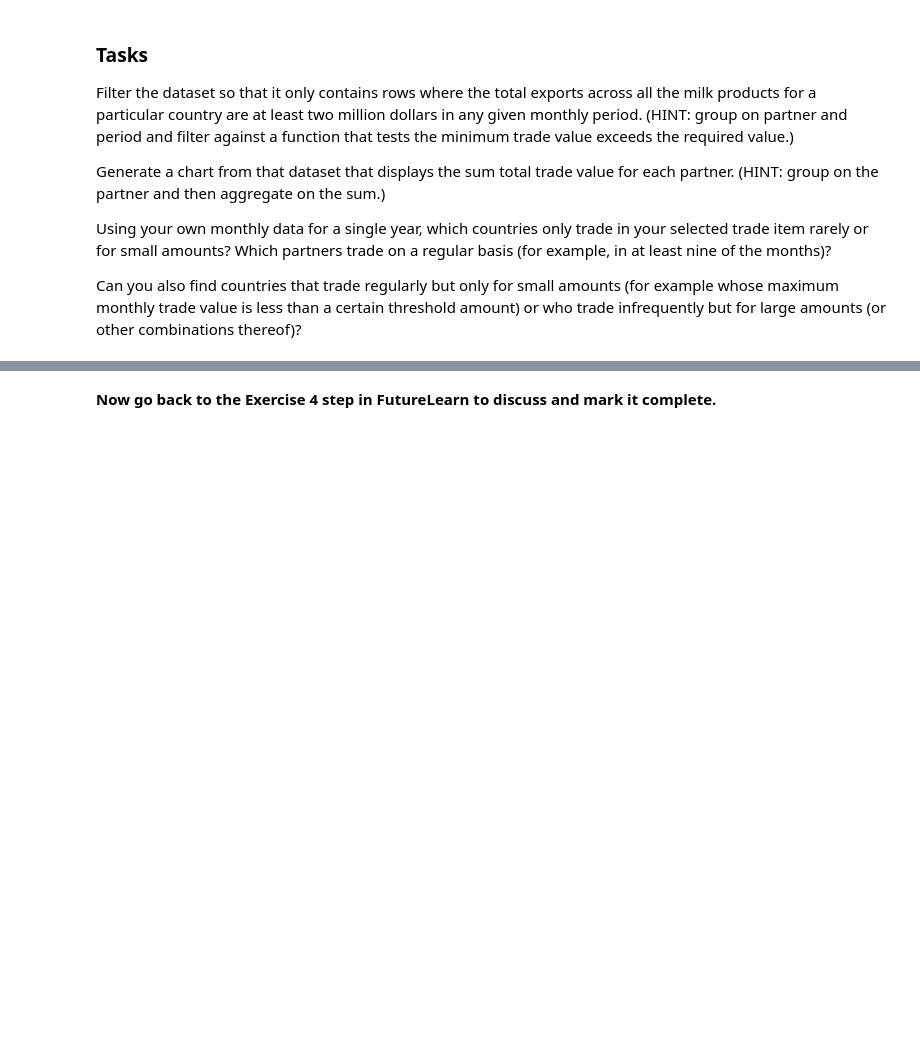
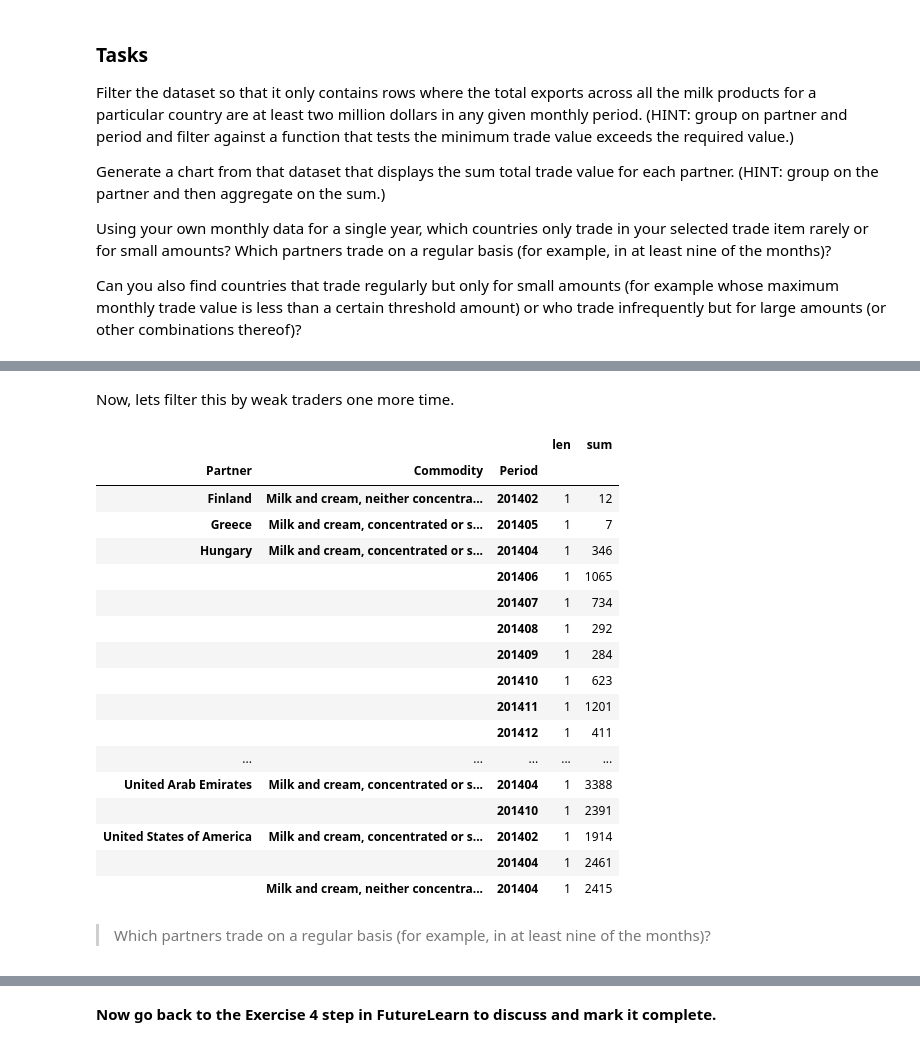
Before and after one commit to mrchrisadams/future-learn-learn-to-code, a Jupyter notebook: Week 4_exercise_notebook-copy.ipynb, the cells around one changed output, grey strips where cells are left out. Drawn from its saved outputs; the diff is of its cells as text; code cells hidden in the pictures; blank space fills up the shorter version.

```diff
--- a/Week 4_exercise_notebook-copy.ipynb
+++ b/Week 4_exercise_notebook-copy.ipynb
@@ -783,0 +905,29 @@ Can you also find countries that trade regularly but only for small amounts (for
+# %% [markdown]
+Now, lets filter this by weak traders one more time.
+# %%
+TV = "Trade Value (US$)"
+weak_milk_countries_imports
+weak_milk_countries_imports.groupby(["Partner", "Commodity","Period"]).aggregate([len, sum])[TV]
+# %% [output]
+|  |  |  | len | sum |
+| Partner | Commodity | Period |  |  |
+| Finland | Milk and cream, neither concentra... | 201402 | 1 | 12 |
+| Greece | Milk and cream, concentrated or s... | 201405 | 1 | 7 |
+| Hungary | Milk and cream, concentrated or s... | 201404 | 1 | 346 |
+|  |  | 201406 | 1 | 1065 |
+|  |  | 201407 | 1 | 734 |
+|  |  | 201408 | 1 | 292 |
+|  |  | 201409 | 1 | 284 |
+|  |  | 201410 | 1 | 623 |
+|  |  | 201411 | 1 | 1201 |
+|  |  | 201412 | 1 | 411 |
+| ... | ... | ... | ... | ... |
+| United Arab Emirates | Milk and cream, concentrated or s... | 201404 | 1 | 3388 |
+|  |  | 201410 | 1 | 2391 |
+| United States of America | Milk and cream, concentrated or s... | 201402 | 1 | 1914 |
+|  |  | 201404 | 1 | 2461 |
+|  | Milk and cream, neither concentra... | 201404 | 1 | 2415 |
+# %% [markdown]
+
+
+> Which partners trade on a regular basis (for example, in at least nine of the months)?
```
Also changed, not shown: parts of 26 cells of this notebook.
